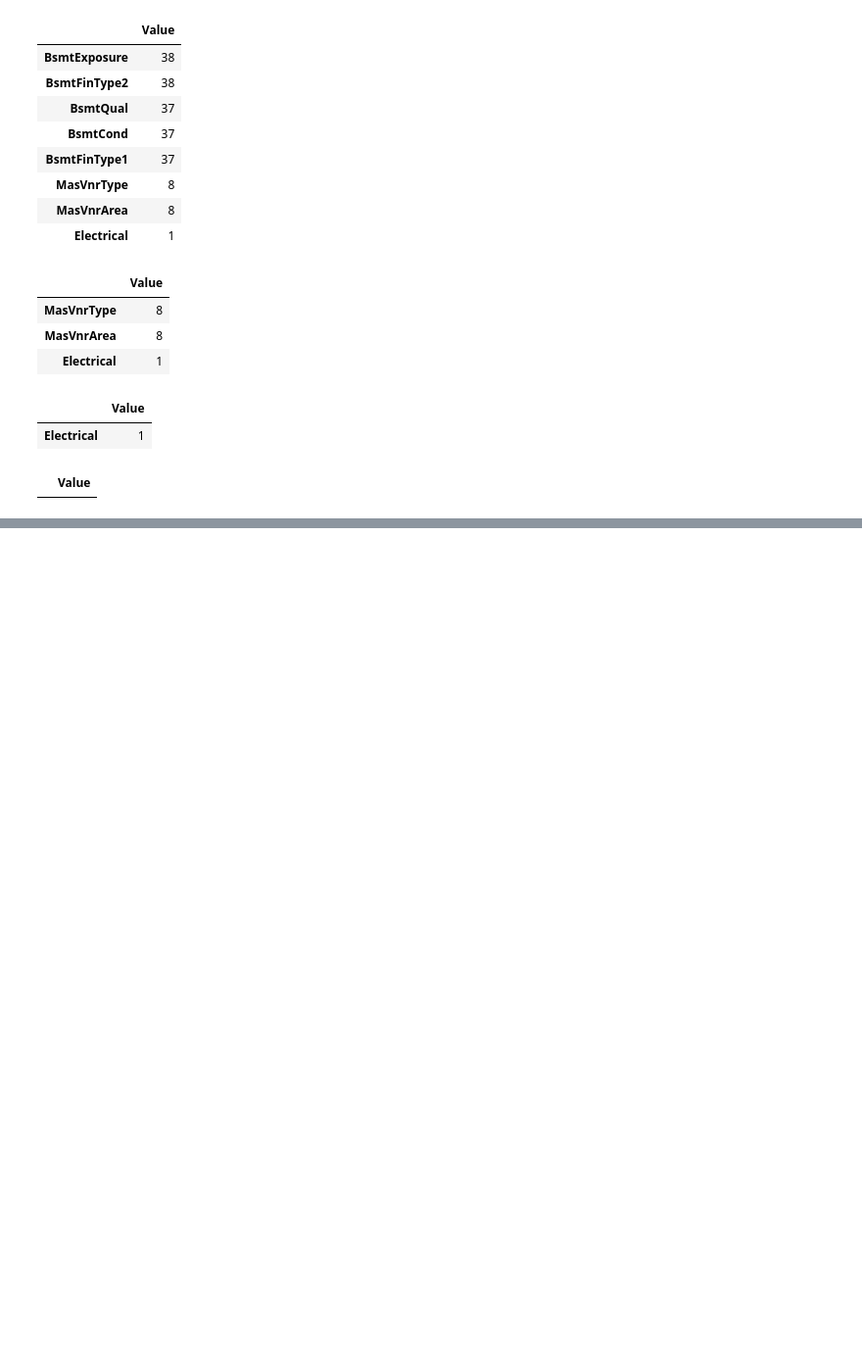
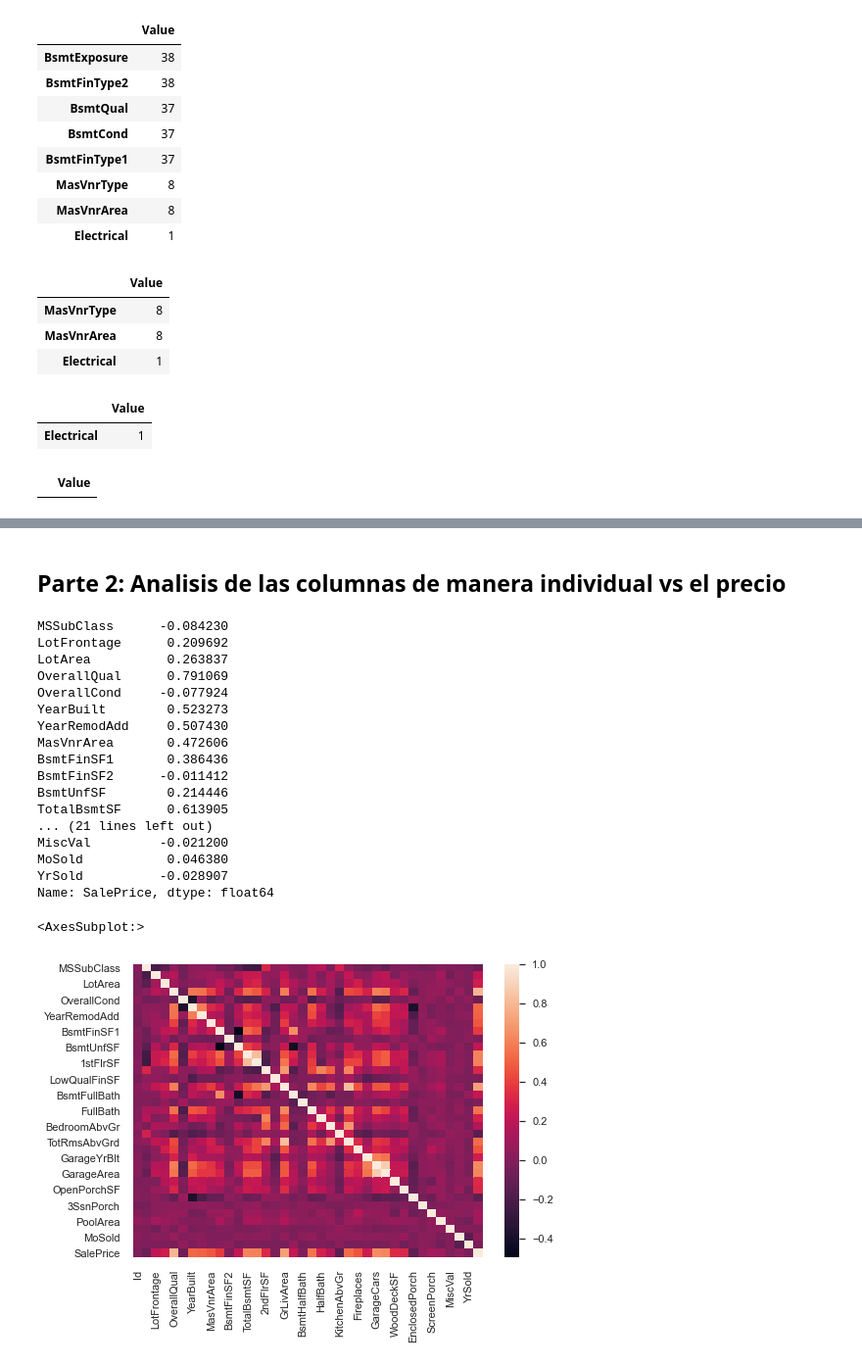
Before and after one commit to ta-data-mexpt/statistical-analysis-project, a Jupyter notebook: Proyecto_5_Ricardo_Fuentes.ipynb, the cells around one changed output, grey strips where cells are left out. Shown at 98% size. Saved outputs shown, nothing was run; the diff lists cells and outputs as text; code cells hidden in the pictures; blank space fills up the shorter version.

```diff
--- a/Proyecto_5_Ricardo_Fuentes.ipynb
+++ b/Proyecto_5_Ricardo_Fuentes.ipynb
@@ -198,0 +217,33 @@ df.to_csv('')
+# %% [markdown]
+## Parte 2: Analisis de las columnas de manera individual vs el precio
+# %%
+# Primero veamos cual es la correlacion de cada una de las variables vs el precio
+tabla_correlacion = df.corr()
+# podemos eliminar el ID ya que sabemos que es unicamente el numero de identificacion de cada vivienda y no tiene relacion
+# alguna con los datos.
+tabla_correlacion.drop('Id',inplace=True)
+# Quitamos el dato de 'SalePrice' ya que tendrá correlacion de 1 consigo mismo
+# obtenemos el total de columnas de las cuales podemos tener una correlacion
+len(tabla_correlacion['SalePrice'][:-1])
+print(tabla_correlacion['SalePrice'][:-1])
+sns.heatmap(tabla_correlacion);
+# %% [output]
+MSSubClass      -0.084230
+LotFrontage      0.209692
+LotArea          0.263837
+OverallQual      0.791069
+OverallCond     -0.077924
+YearBuilt        0.523273
+YearRemodAdd     0.507430
+MasVnrArea       0.472606
+BsmtFinSF1       0.386436
+BsmtFinSF2      -0.011412
+BsmtUnfSF        0.214446
+TotalBsmtSF      0.613905
+... (21 lines left out)
+MiscVal         -0.021200
+MoSold           0.046380
+YrSold          -0.028907
+Name: SalePrice, dtype: float64
+<AxesSubplot:>
+[figure, added]
```
Also changed, not shown: parts of 5 cells of this notebook.
